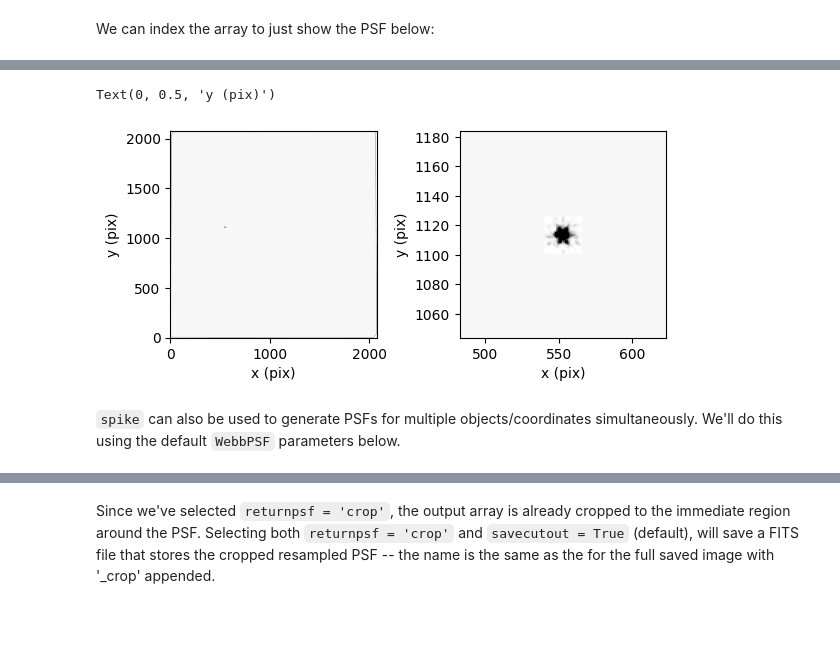
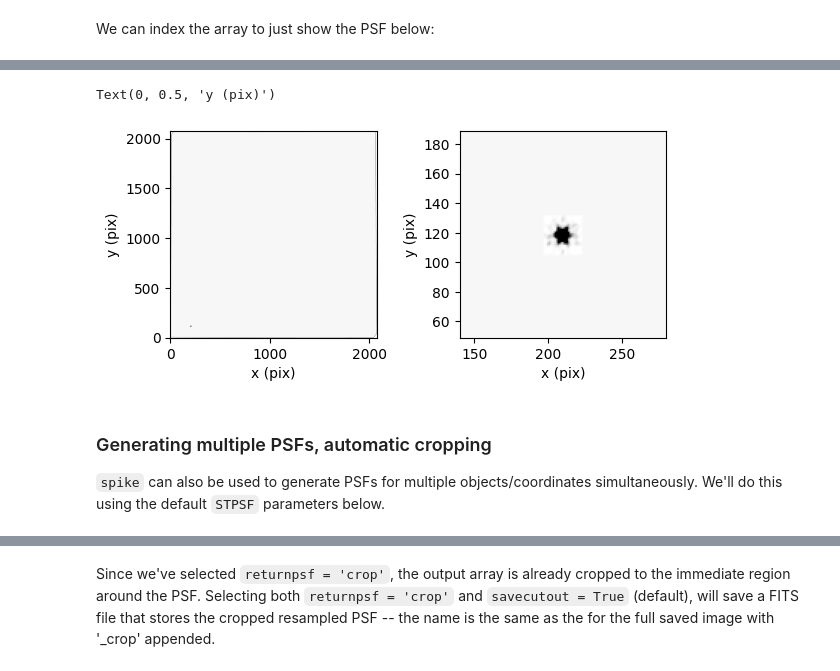
Before and after one commit to avapolzin/spike, a Jupyter notebook: example_notebooks/nircam_example.ipynb, the cells around one changed output, grey strips where cells are left out. Cells and saved outputs as stored; diff of their text form; code cells hidden in the pictures; blank space fills up the shorter version.

```diff
--- a/example_notebooks/nircam_example.ipynb
+++ b/example_notebooks/nircam_example.ipynb
@@ -21,7 +23,7 @@ Note that if you choose to create resampled PSFs for the same data and object lo
 
 We'll also define an object -- in this case, a set of coordinates -- for which the PSF will be generated.
 # %%
-obj = '10:00:31.432 +02:10:26.29' #can also be a resolvable name or coordinates in decimal degrees
+obj = '10:00:33.588 +02:10:24.18' #can also be a resolvable name or coordinates in decimal degrees
 # %% [markdown]
 Now, we can call `spike.psf.jwst` -- as an initial example we'll use the most minimal inputs. By default, in addition to saving drizzled PSFs and any intermediate products in the directory given by 'savedir' (here the argument will be the outputpath variable we definied), this function will return a dictionary that stores model PSFs indexed by filter and object.
 
@@ -102,23 +106,25 @@ dpsf
          [nan, nan, nan, ..., nan, nan, nan]],
         shape=(2080, 2077), dtype='>f4')}}
 # %%
-dat = dpsf['10:00:31.432 +02:10:26.29']['F115W']
-datcrop = dpsf['10:00:31.432 +02:10:26.29']['F115W'][1044: 1184, 483:623]
+dat = dpsf['10:00:33.588 +02:10:24.18']['F115W']
+datcrop = dpsf['10:00:33.588 +02:10:24.18']['F115W'][49: 189, 140:280]
 
 fig, ax = plt.subplots(1, 2, gridspec_kw = {'wspace':0.4})
 ax[0].imshow(dat, vmin = np.nanpercentile(dat[dat != 0], 20), vmax = np.nanpercentile(dat[dat != 0], 90),
             origin = 'lower', cmap = 'Greys')
 ax[0].set_xlabel('x (pix)')
 ax[0].set_ylabel('y (pix)')
 
-ax[1].imshow(datcrop, origin = 'lower', cmap = 'Greys', extent = [483, 623, 1044, 1184],
+ax[1].imshow(datcrop, origin = 'lower', cmap = 'Greys', extent = [140, 280, 49, 189],
              vmin = np.nanpercentile(datcrop[datcrop != 0], 20),
              vmax = np.nanpercentile(datcrop[datcrop != 0], 90))
 ax[1].set_xlabel('x (pix)')
 ax[1].set_ylabel('y (pix)')
 # %% [output]
 Text(0, 0.5, 'y (pix)')
-[figure, old version]
+[figure, new version]
 # %% [markdown]
-`spike` can also be used to generate PSFs for multiple objects/coordinates simultaneously. We'll do this using the default `WebbPSF` parameters below.
+### Generating multiple PSFs, automatic cropping
+
+`spike` can also be used to generate PSFs for multiple objects/coordinates simultaneously. We'll do this using the default `STPSF` parameters below.
 # %%
```
Also changed, not shown: parts of 9 cells of this notebook, 5 other files.
